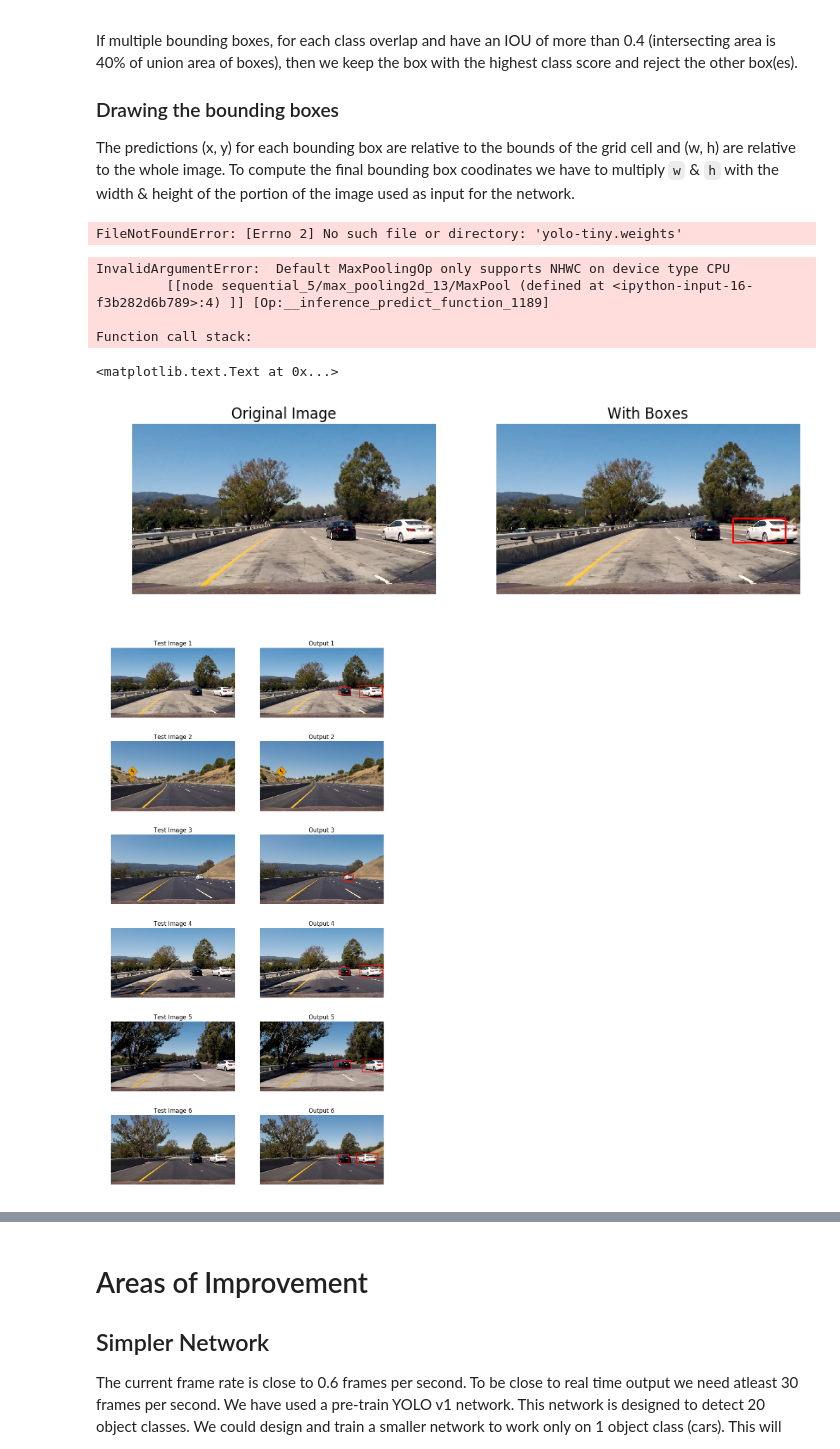
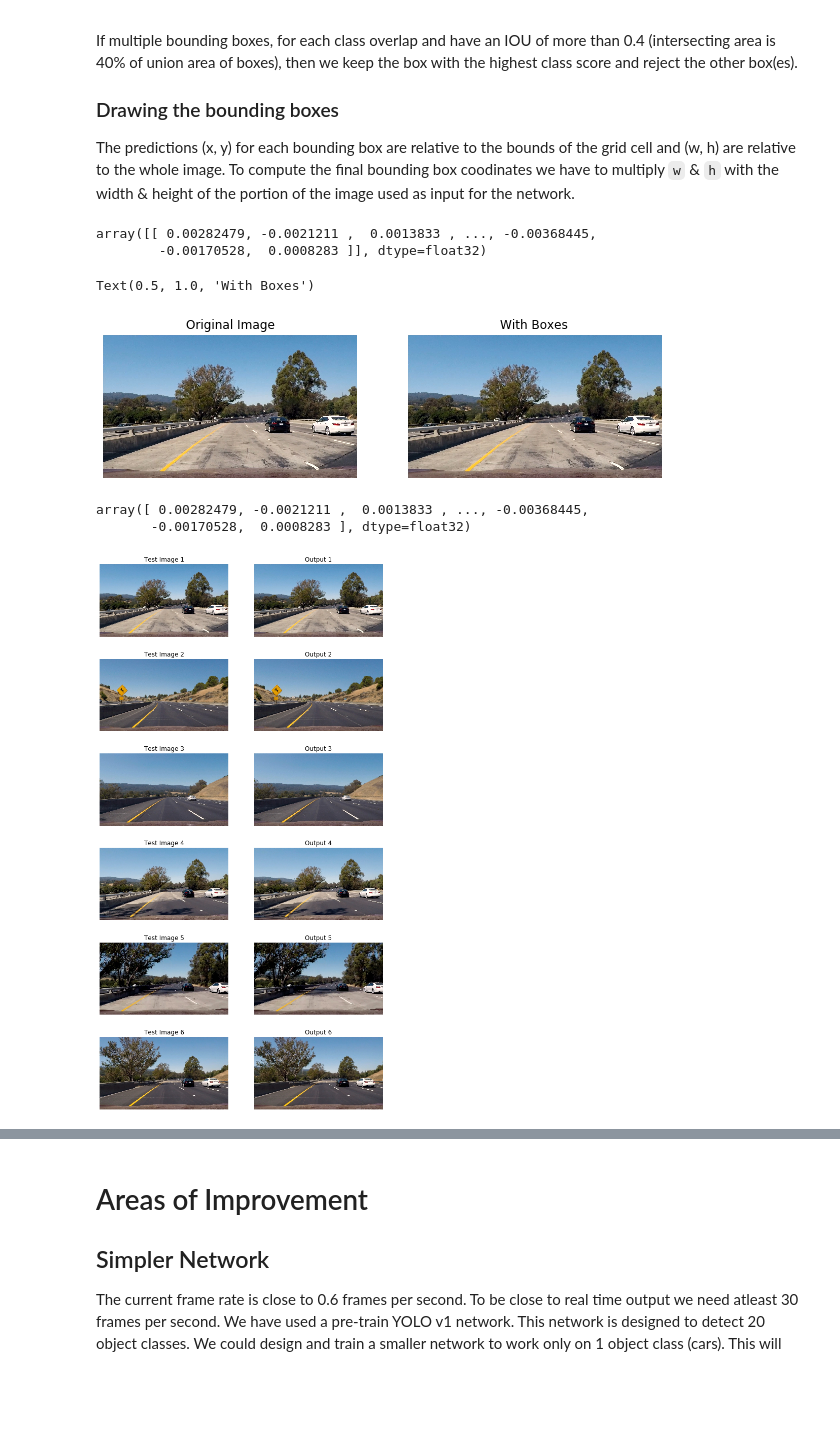
Before and after one commit to djbarajas/ML_Final, a Jupyter notebook: CNN tests/Test 3/Vehicle_Detection.ipynb, the cells around one changed output, grey strips where cells are left out. Cells and saved outputs as stored; diff of their text form; code cells hidden in the pictures; blank space fills up the shorter version.

Commit message:
worked on fixing errors

```diff
--- a/CNN tests/Test 3/Vehicle_Detection.ipynb
+++ b/CNN tests/Test 3/Vehicle_Detection.ipynb
@@ -70,13 +70,13 @@ The model architecture consists of 9 convolutional layers, followed by 3 fully c
 ![Architecture](tiny-yolo.png)
 # %%
 # Pre trained weights require this ordering
-keras.backend.set_image_data_format('channels_first')
+keras.backend.set_image_data_format('channels_last')
 
 def get_model():
     model = Sequential()
 
     # Layer 1
-    model.add(Convolution2D(16, (3,3), strides=(1,1), input_shape=(3,448,448), padding='same'))
+    model.add(Convolution2D(16, (3,3), strides=(1,1), input_shape=(448,448,3), padding='same'))
     model.add(LeakyReLU(alpha=0.1))
     model.add(MaxPooling2D(pool_size=(2, 2)))
 
@@ -154,7 +154,7 @@ def preprocess(image):
     cropped = crop_and_resize(image)
     normalized = normalize(cropped)
     # The model works on (channel, height, width) ordering of dimensions
-    transposed = np.transpose(normalized, (2,0,1))
+    transposed = np.transpose(normalized, (0,1,2))
     return transposed
 # %% [markdown]
 ## Output
@@ -366,35 +366,41 @@ from utils import load_weights
 
 model = get_model()
 load_weights(model,'yolo-tiny.weights')
-# %% [output]
-FileNotFoundError: [Errno 2] No such file or directory: 'yolo-tiny.weights'
 # %%
 test_image = mpimg.imread('test_images/test1.jpg')
 pre_processed = preprocess(test_image)
+# print(pre_processed.shape)
 batch = np.expand_dims(pre_processed, axis=0)
+# print(batch.shape)
+test = batch.reshape((448, 448, 3, 1))
 batch_output = model.predict(batch)
-print(batch_output.shape)
+# print(batch_output.shape)
-# %% [output]
-InvalidArgumentError:  Default MaxPoolingOp only supports NHWC on device type CPU
-         [[node sequential_5/max_pooling2d_13/MaxPool (defined at <ipython-input-16-f3b282d6b789>:4) ]] [Op:__inference_predict_function_1189]
-
-Function call stack:
+# %%
+batch_output
+# %% [output]
+array([[ 0.00282479, -0.0021211 ,  0.0013833 , ..., -0.00368445,
+        -0.00170528,  0.0008283 ]], dtype=float32)
 # %%
-boxes = yolo_output_to_car_boxes(batch_output[0], threshold=0.25)
+boxes = yolo_output_to_car_boxes(batch_output[0], threshold=0.01)
 final = draw_boxes(boxes, test_image, ((500,1280),(300,650)))
 
 # plt.rcParams['figure.figsize'] = (10, 5.6)
 plt.subplot(1,2,1)
 plt.imshow(test_image)
 plt.axis('off')
 plt.title("Original Image")
 plt.subplot(1,2,2)
 plt.imshow(final)
 plt.axis('off')
 plt.title("With Boxes")
 # %% [output]
-<matplotlib.text.Text at 0x...>
+Text(0.5, 1.0, 'With Boxes')
-[figure, old version]
+[figure, new version]
+# %%
+batch_output[0]
+# %% [output]
+array([ 0.00282479, -0.0021211 ,  0.0013833 , ..., -0.00368445,
+       -0.00170528,  0.0008283 ], dtype=float32)
 # %%
 # Final pipeline
 def pipeline(image):
@@ -424,7 +430,7 @@ for i in range(num_files):
     plt.axis('off')
     plt.title("Output %d" % (i+1))
 # %% [output]
-[figure, old version]
+[figure, new version]
 # %%
 # Apply it on a video
 from moviepy.editor import VideoFileClip
```
Also changed, not shown: parts of 2 cells of this notebook.
